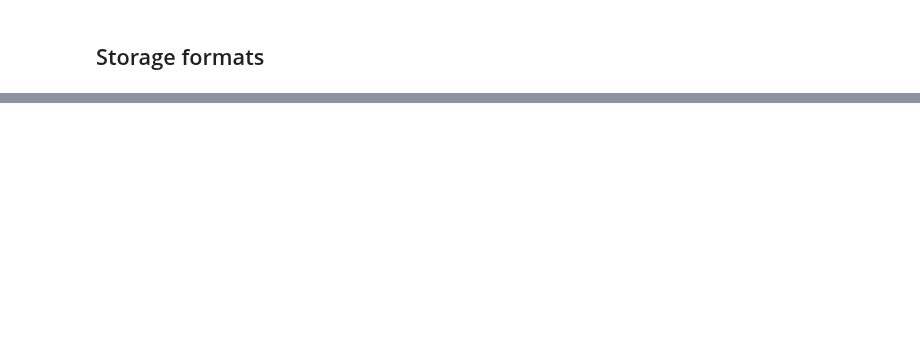
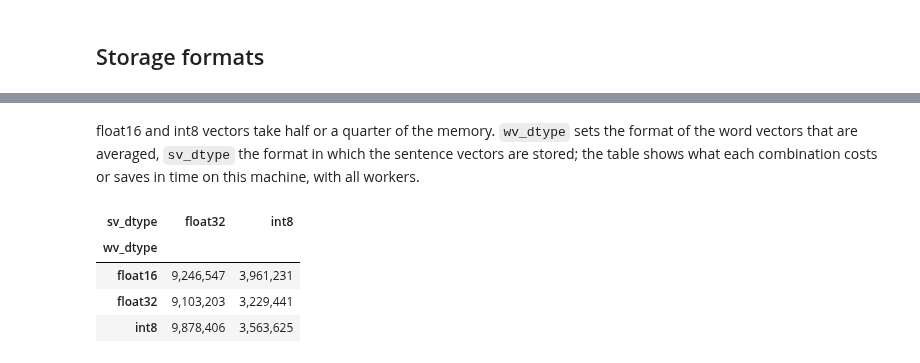
Before and after one commit to oborchers/Fast_Sentence_Embeddings, a Jupyter notebook: notebooks/Speed Comparison.ipynb, the cells around one changed output, grey strips where cells are left out. Drawn from its saved outputs; the diff is of its cells as text; code cells hidden in the pictures; blank space fills up the shorter version.

```diff
--- a/notebooks/Speed Comparison.ipynb
+++ b/notebooks/Speed Comparison.ipynb
@@ -77,10 +95,18 @@ float16 and int8 vectors take half or a quarter of the memory. Where fse reads t
+# %% [markdown]
+float16 and int8 vectors take half or a quarter of the memory. `wv_dtype` sets the format of the word vectors that are averaged, `sv_dtype` the format in which the sentence vectors are stored; the table shows what each combination costs or saves in time on this machine, with all workers.
 # %%
 rows = []
 w = os.cpu_count()
 for wv_dtype in ["float32", "float16", "int8"]:
     for sv_dtype in ["float32", "int8"]:
         model = Average(glove, workers=w, wv_dtype=wv_dtype, sv_dtype=sv_dtype)
         rows.append({"wv_dtype": wv_dtype, "sv_dtype": sv_dtype, "sentences/s": sentences_per_second(model, text)})
-pd.DataFrame(rows).pivot(index="wv_dtype", columns="sv_dtype", values="sentences/s").round(-3)
+pd.DataFrame(rows).pivot(index="wv_dtype", columns="sv_dtype", values="sentences/s").map(lambda v: f"{v:,.0f}")
+# %% [output]
+| sv_dtype | float32 | int8 |
+| wv_dtype |  |  |
+| float16 | 9,246,547 | 3,961,231 |
+| float32 | 9,103,203 | 3,229,441 |
+| int8 | 9,878,406 | 3,563,625 |
 # %%
 os.unlink(tmp.name)
```
Also changed, not shown: parts of 6 cells of this notebook, 2 other files.
